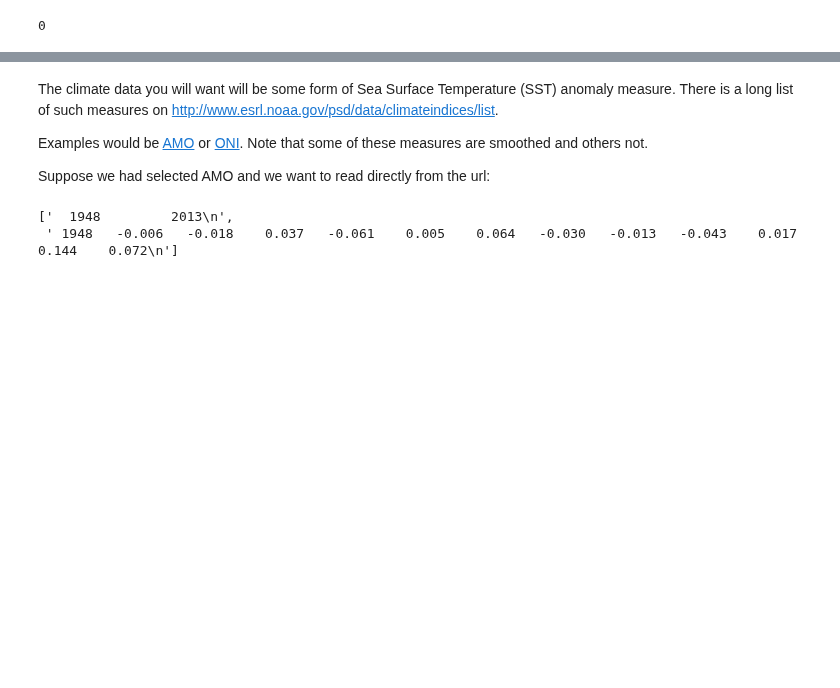
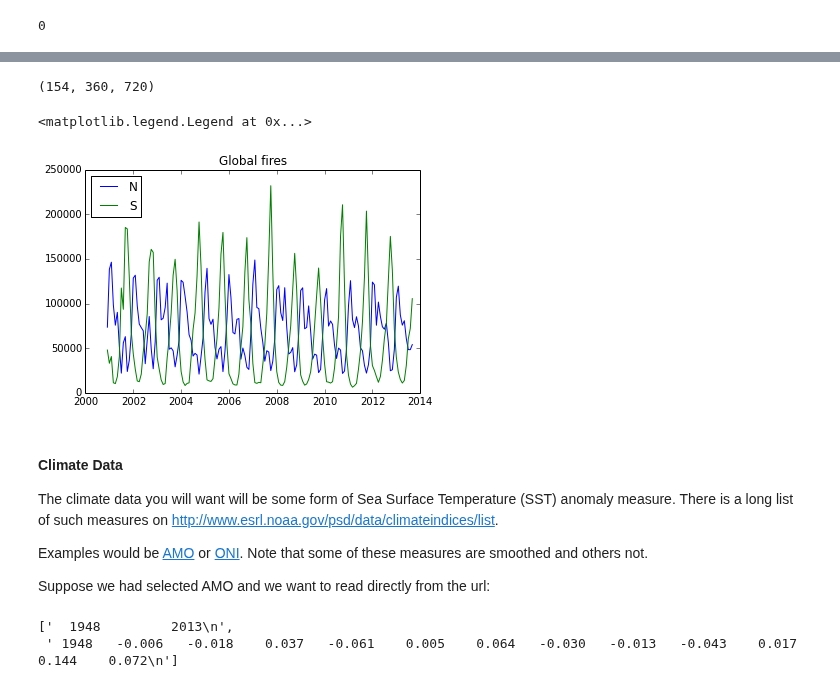
Before and after one commit to profLewis/geogg122, a Jupyter notebook: Chapter7_ENSO/ENSO.ipynb, the cells around one changed output, grey strips where cells are left out. Drawn from its saved outputs; the diff is of its cells as text; code cells hidden in the pictures; blank space fills up the shorter version.

```diff
--- a/Chapter7_ENSO/ENSO.ipynb
+++ b/Chapter7_ENSO/ENSO.ipynb
@@ -136,7 +138,27 @@ os.system(cmd)
 0
 # %% [markdown]
 ![](files/images/fire_movie3.gif)
+# %%
+# total fires per month
+# N & S hemispheres ...
+print data.shape
+nfires = data[:,:180].sum(axis=(1,2))
+sfires = data[:,180:].sum(axis=(1,2))
+
+x = year + month/12.
+
+plt.plot(x,nfires,label='N')
+plt.plot(x,sfires,label='S')
+
+plt.title('Global fires')
+plt.legend(loc='best')
+# %% [output]
+(154, 360, 720)
+<matplotlib.legend.Legend at 0x...>
+[figure, added]
 # %% [markdown]
+#### Climate Data
+
 The climate data you will want will be some form of Sea Surface Temperature (SST) anomaly measure. There is a long list of such measures on [http://www.esrl.noaa.gov/psd/data/climateindices/list](http://www.esrl.noaa.gov/psd/data/climateindices/list/).
 
 Examples would be [AMO](http://www.esrl.noaa.gov/psd/data/correlation/amon.us.data) or [ONI](http://www.esrl.noaa.gov/psd/data/correlation/oni.data). Note that some of these measures are smoothed and others not.
```
Also changed, not shown: parts of 1 cell of this notebook.
